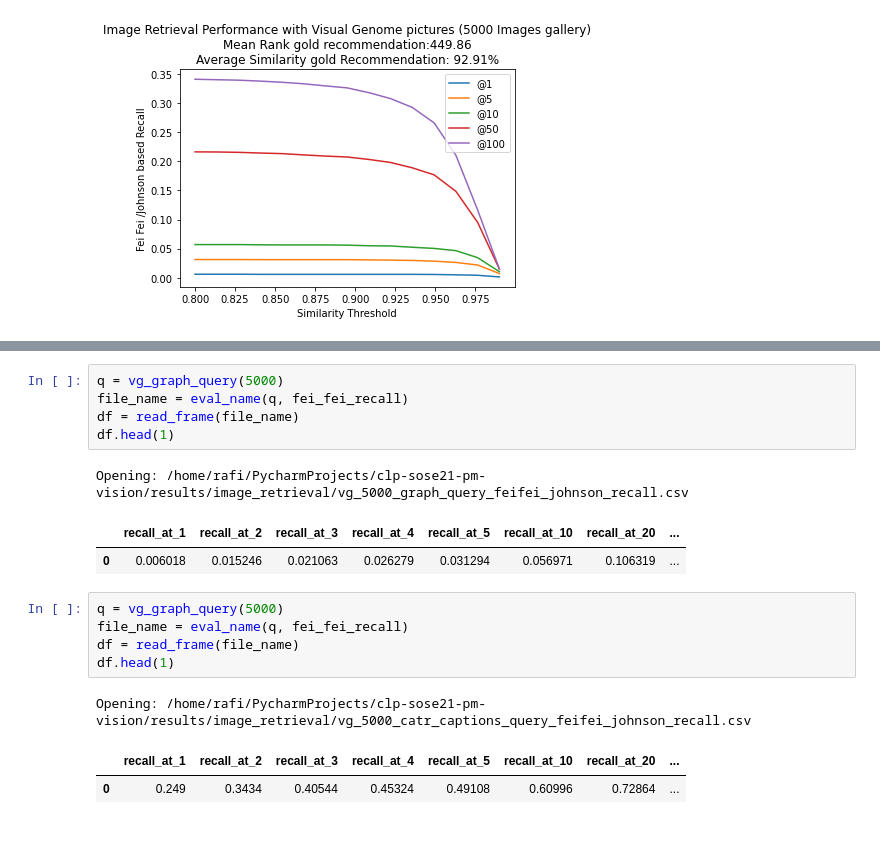
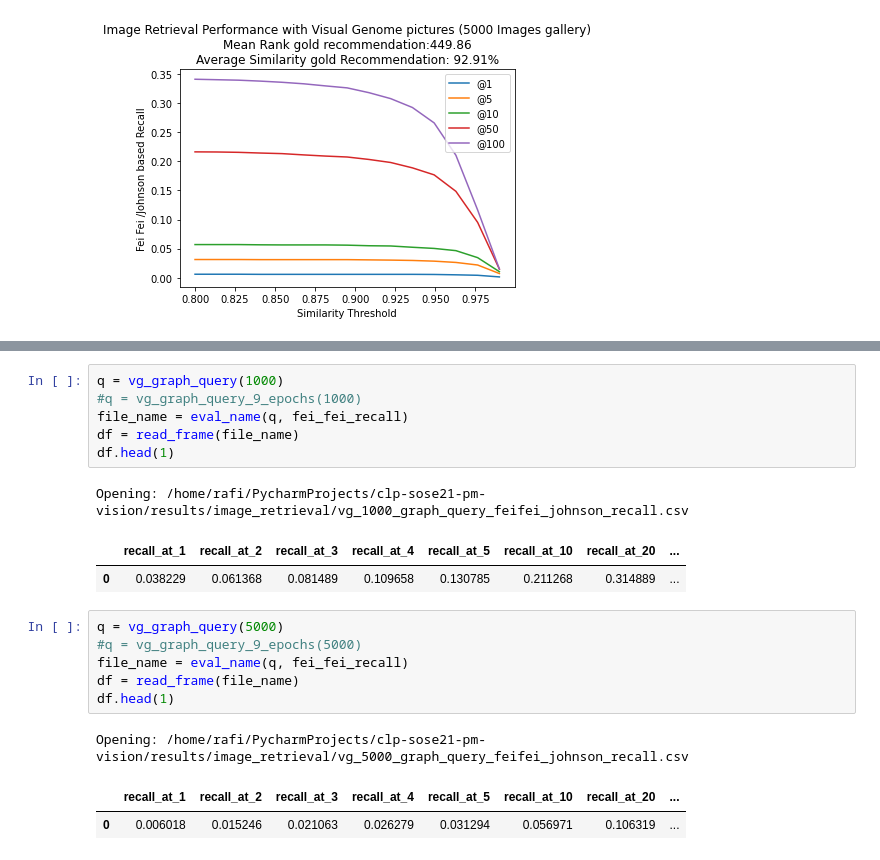
Before and after one commit to compling-potsdam/clp-sose21-pm-vision, a Jupyter notebook: avatar_sgg/notebooks/plot_metrics.ipynb, the cells around one changed output, grey strips where cells are left out. Drawn from its saved outputs; the diff is of its cells as text.

```diff
--- a/avatar_sgg/notebooks/plot_metrics.ipynb
+++ b/avatar_sgg/notebooks/plot_metrics.ipynb
@@ -238,6 +279,17 @@ Also here is an overview of the different systems compared to Fei Fei / Johnson'
 | Baseline With Sentence-Bert and Captioning                                                              | 66.8 | 92.8 | 96.5 | 2         |
+# %%
+q = vg_graph_query(1000)
+#q = vg_graph_query_9_epochs(1000)
+file_name = eval_name(q, fei_fei_recall)
+df = read_frame(file_name)
+df.head(1)
+# %% [output]
+Opening: /home/rafi/PycharmProjects/clp-sose21-pm-vision/results/image_retrieval/vg_1000_graph_query_feifei_johnson_recall.csv
+|  | recall_at_1 | recall_at_2 | recall_at_3 | recall_at_4 | recall_at_5 | recall_at_10 | recall_at_20 | ... |
+| 0 | 0.038229 | 0.061368 | 0.081489 | 0.109658 | 0.130785 | 0.211268 | 0.314889 | ... |
 # %%
 q = vg_graph_query(5000)
+#q = vg_graph_query_9_epochs(5000)
 file_name = eval_name(q, fei_fei_recall)
 df = read_frame(file_name)
 df.head(1)
@@ -245,12 +297,3 @@ df.head(1)
 Opening: /home/rafi/PycharmProjects/clp-sose21-pm-vision/results/image_retrieval/vg_5000_graph_query_feifei_johnson_recall.csv
 |  | recall_at_1 | recall_at_2 | recall_at_3 | recall_at_4 | recall_at_5 | recall_at_10 | recall_at_20 | ... |
 | 0 | 0.006018 | 0.015246 | 0.021063 | 0.026279 | 0.031294 | 0.056971 | 0.106319 | ... |
-# %%
-q = vg_graph_query(5000)
-file_name = eval_name(q, fei_fei_recall)
-df = read_frame(file_name)
-df.head(1)
-# %% [output]
-Opening: /home/rafi/PycharmProjects/clp-sose21-pm-vision/results/image_retrieval/vg_5000_catr_captions_query_feifei_johnson_recall.csv
-|  | recall_at_1 | recall_at_2 | recall_at_3 | recall_at_4 | recall_at_5 | recall_at_10 | recall_at_20 | ... |
-| 0 | 0.249 | 0.3434 | 0.40544 | 0.45324 | 0.49108 | 0.60996 | 0.72864 | ... |
```
Also changed, not shown: parts of 4 cells of this notebook.
